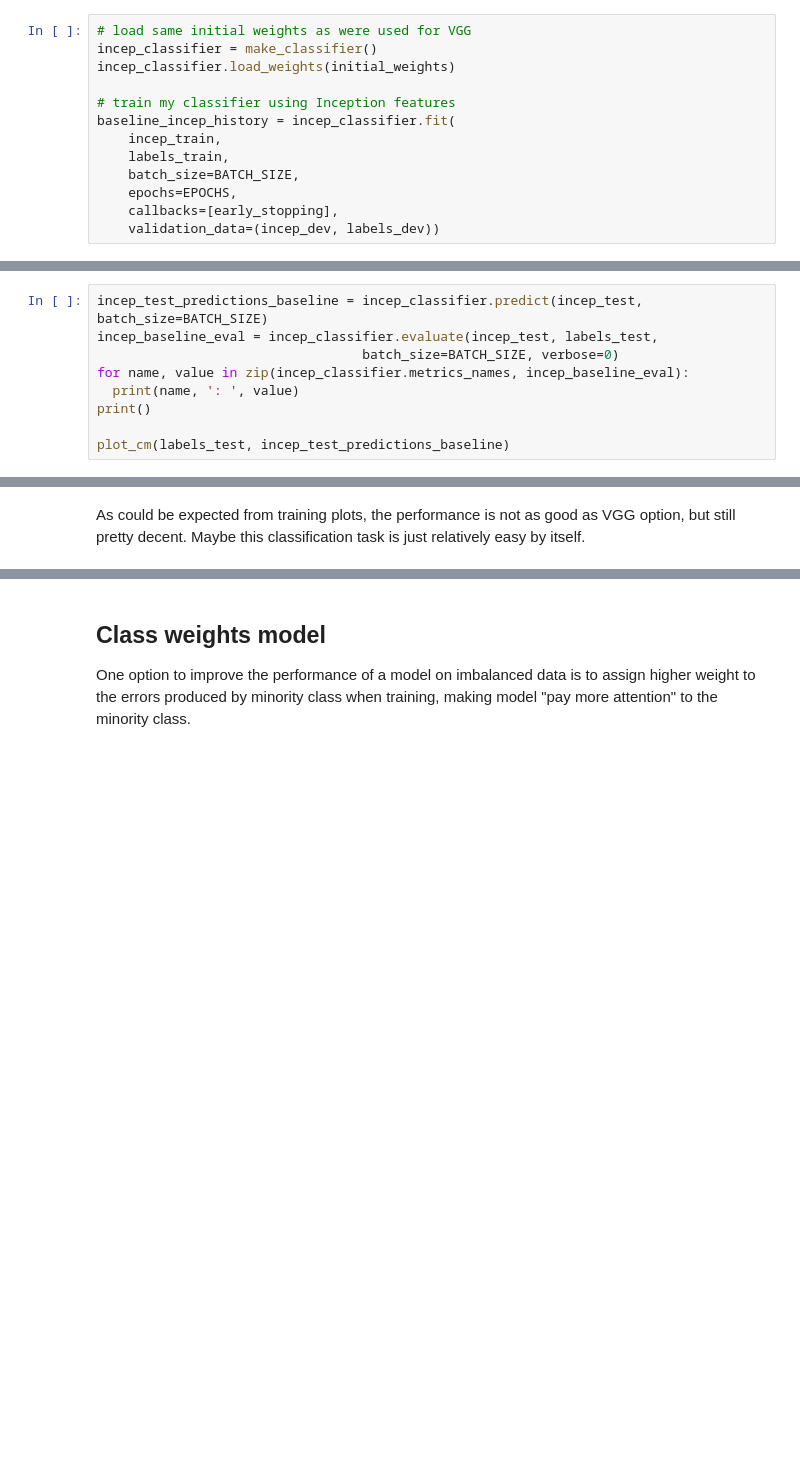
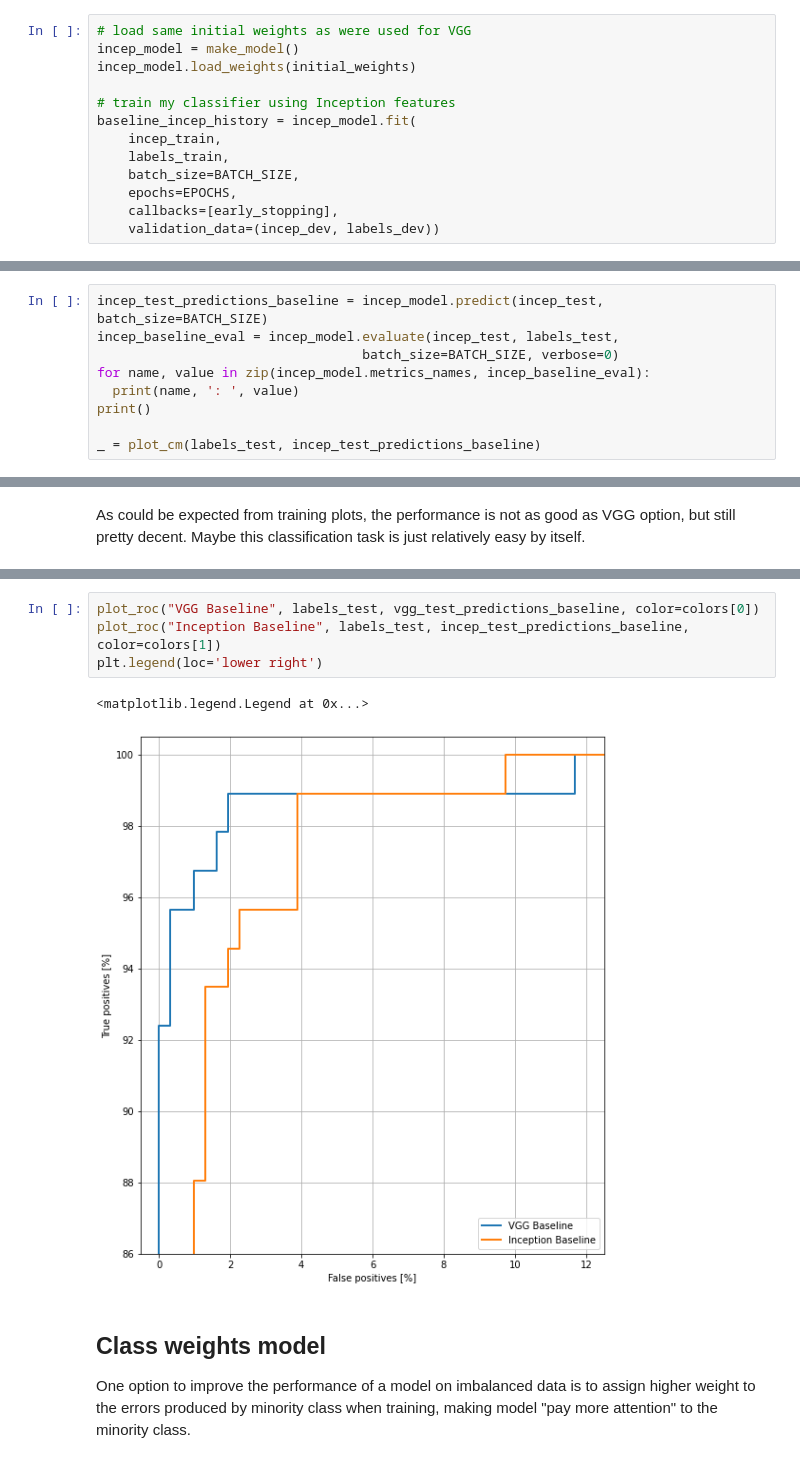
Before and after one commit to dmitrytoda/ships, a Jupyter notebook: ships.ipynb, the cells around one changed output, grey strips where cells are left out. Saved outputs shown, nothing was run; the diff lists cells and outputs as text; blank space fills up the shorter version.

```diff
--- a/ships.ipynb
+++ b/ships.ipynb
@@ -554,11 +494,11 @@ Total Ships:  92
 #### Train model
 # %%
 # load same initial weights as were used for VGG
-incep_classifier = make_classifier()
-incep_classifier.load_weights(initial_weights)
+incep_model = make_model()
+incep_model.load_weights(initial_weights)
 
 # train my classifier using Inception features
-baseline_incep_history = incep_classifier.fit(
+baseline_incep_history = incep_model.fit(
     incep_train,
     labels_train,
     batch_size=BATCH_SIZE,
@@ -599,14 +539,14 @@ However, in this case I have another network that is learning well enough using
 # %% [markdown]
 #### Evaluate metrics
 # %%
-incep_test_predictions_baseline = incep_classifier.predict(incep_test, batch_size=BATCH_SIZE)
-incep_baseline_eval = incep_classifier.evaluate(incep_test, labels_test,
+incep_test_predictions_baseline = incep_model.predict(incep_test, batch_size=BATCH_SIZE)
+incep_baseline_eval = incep_model.evaluate(incep_test, labels_test,
                                   batch_size=BATCH_SIZE, verbose=0)
-for name, value in zip(incep_classifier.metrics_names, incep_baseline_eval):
+for name, value in zip(incep_model.metrics_names, incep_baseline_eval):
   print(name, ': ', value)
 print()
 
-plot_cm(labels_test, incep_test_predictions_baseline)
+_ = plot_cm(labels_test, incep_test_predictions_baseline)
 # %% [output]
 loss :  0.09401846636086703
 tp :  86.0
@@ -629,3 +571,10 @@ As could be expected from training plots, the performance is not as good as VGG
+# %%
+plot_roc("VGG Baseline", labels_test, vgg_test_predictions_baseline, color=colors[0])
+plot_roc("Inception Baseline", labels_test, incep_test_predictions_baseline, color=colors[1])
+plt.legend(loc='lower right')
+# %% [output]
+<matplotlib.legend.Legend at 0x...>
+[figure, added]
 # %% [markdown]
 ## Class weights model
 
```
Also changed, not shown: parts of 62 cells of this notebook.
